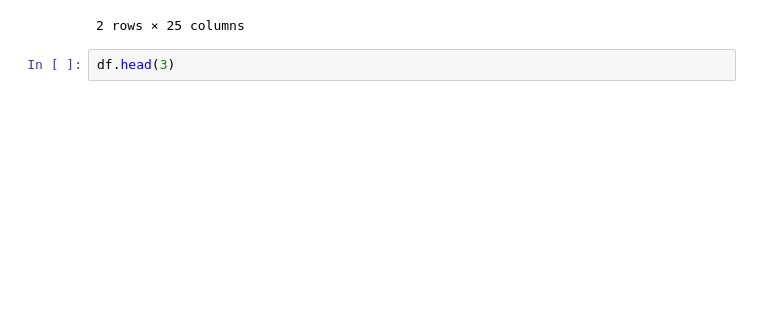
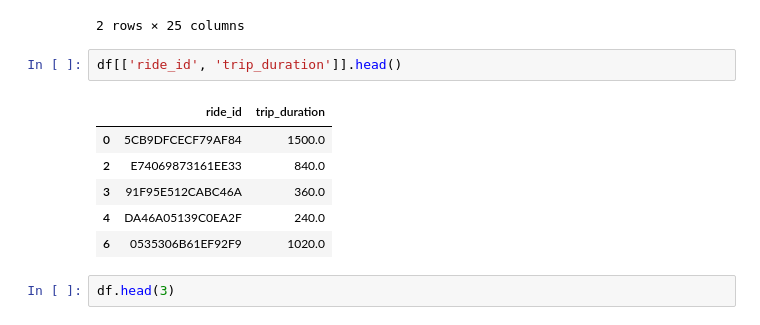
Before and after one commit to Sudha25a/Bike-project-3, a Jupyter notebook: Bike dfF.ipynb, the cells around one changed output. Drawn from its saved outputs; the diff is of its cells as text; blank space fills up the shorter version.

```diff
--- a/Bike dfF.ipynb
+++ b/Bike dfF.ipynb
@@ -491,6 +491,15 @@ df.head(2)
 | 0 | 5CB9DFCECF79AF84 | classic_bike | 2021-01-01 00:08:00 | 2021-01-01 00:33:00 | 00:25:20 | Maine Ave & 9th St SW | 31646.0 | ... |
 | 2 | E74069873161EE33 | electric_bike | 2021-01-01 00:14:00 | 2021-01-01 00:28:00 | 00:14:13 | 17th & Corcoran St NW | 31214.0 | ... |
 2 rows × 25 columns
+# %%
+df[['ride_id', 'trip_duration']].head()
+# %% [output]
+|  | ride_id | trip_duration |
+| 0 | 5CB9DFCECF79AF84 | 1500.0 |
+| 2 | E74069873161EE33 | 840.0 |
+| 3 | 91F95E512CABC46A | 360.0 |
+| 4 | DA46A05139C0EA2F | 240.0 |
+| 6 | 0535306B61EF92F9 | 1020.0 |
 # %%
 df.head(3)
 # %% [output]
```
Also changed, not shown: parts of 5 cells of this notebook, 1 other file.
